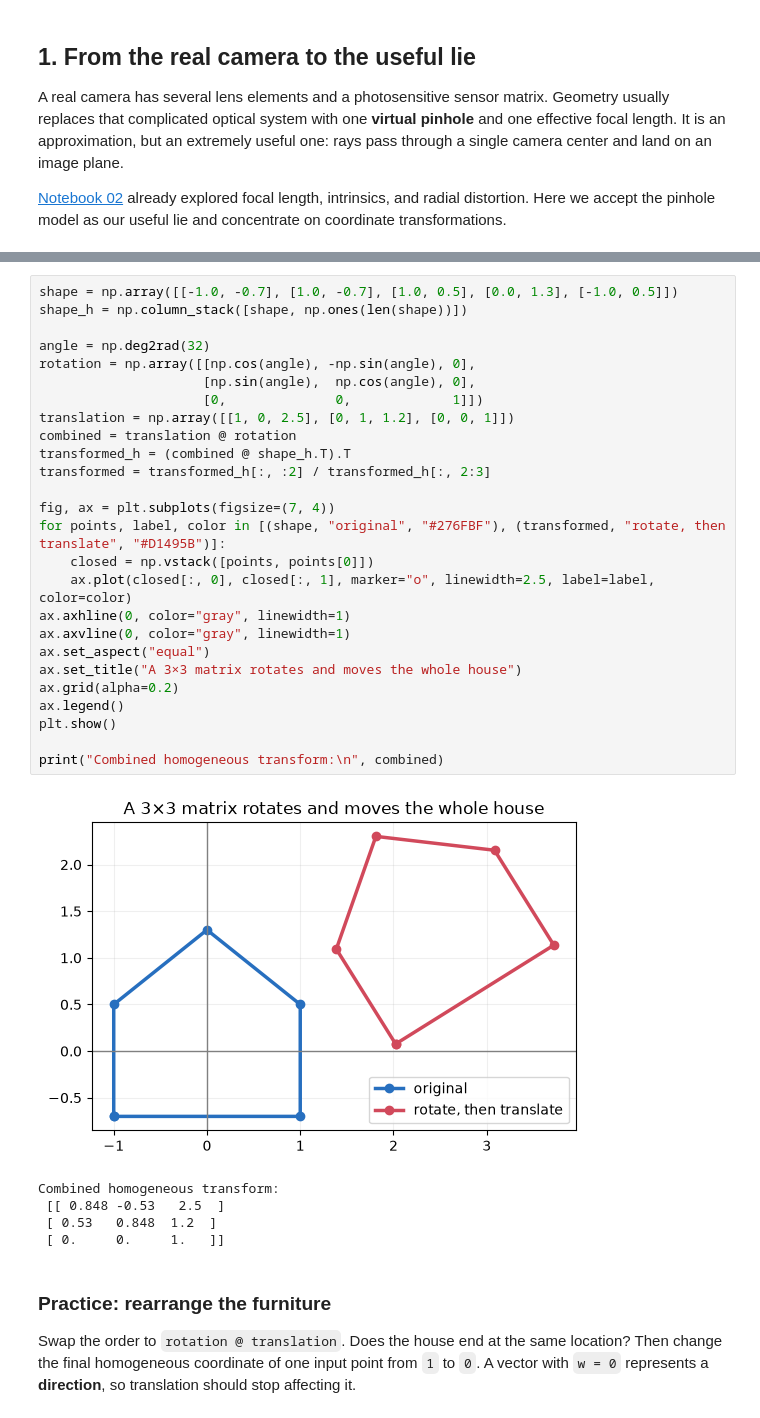
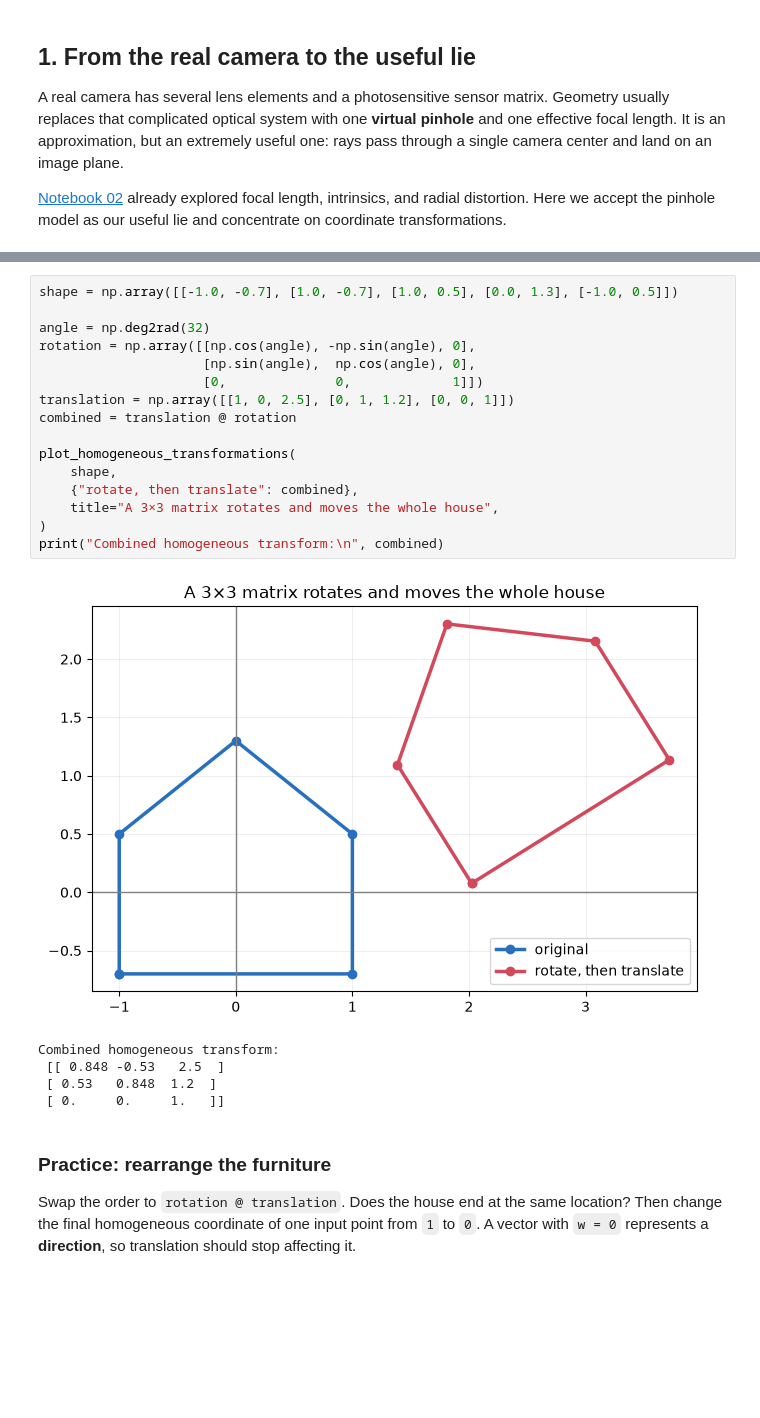
Before and after one commit to Maxstef/wave-part-dual, a Jupyter notebook: notebooks/classical_cv/03_coordinates_and_calibration.ipynb, the cells around one changed output, grey strips where cells are left out. Drawn from its saved outputs; the diff is of its cells as text; blank space fills up the shorter version.

```diff
--- a/notebooks/classical_cv/03_coordinates_and_calibration.ipynb
+++ b/notebooks/classical_cv/03_coordinates_and_calibration.ipynb
@@ -50,31 +66,21 @@ A *point infinitely far away*, such as the vanishing point of parallel tracks, a
 # %%
 shape = np.array([[-1.0, -0.7], [1.0, -0.7], [1.0, 0.5], [0.0, 1.3], [-1.0, 0.5]])
-shape_h = np.column_stack([shape, np.ones(len(shape))])
 
 angle = np.deg2rad(32)
 rotation = np.array([[np.cos(angle), -np.sin(angle), 0],
                      [np.sin(angle),  np.cos(angle), 0],
                      [0,              0,             1]])
 translation = np.array([[1, 0, 2.5], [0, 1, 1.2], [0, 0, 1]])
 combined = translation @ rotation
-transformed_h = (combined @ shape_h.T).T
-transformed = transformed_h[:, :2] / transformed_h[:, 2:3]
 
-fig, ax = plt.subplots(figsize=(7, 4))
-for points, label, color in [(shape, "original", "#276FBF"), (transformed, "rotate, then translate", "#D1495B")]:
-    closed = np.vstack([points, points[0]])
-    ax.plot(closed[:, 0], closed[:, 1], marker="o", linewidth=2.5, label=label, color=color)
-ax.axhline(0, color="gray", linewidth=1)
-ax.axvline(0, color="gray", linewidth=1)
-ax.set_aspect("equal")
-ax.set_title("A 3×3 matrix rotates and moves the whole house")
-ax.grid(alpha=0.2)
-ax.legend()
-plt.show()
-
+plot_homogeneous_transformations(
+    shape,
+    {"rotate, then translate": combined},
+    title="A 3×3 matrix rotates and moves the whole house",
+)
 print("Combined homogeneous transform:\n", combined)
 # %% [output]
-[figure, old version]
+[figure, new version]
 Combined homogeneous transform:
  [[ 0.848 -0.53   2.5  ]
  [ 0.53   0.848  1.2  ]
```
Also changed, not shown: parts of 17 cells of this notebook, 7 other files.
